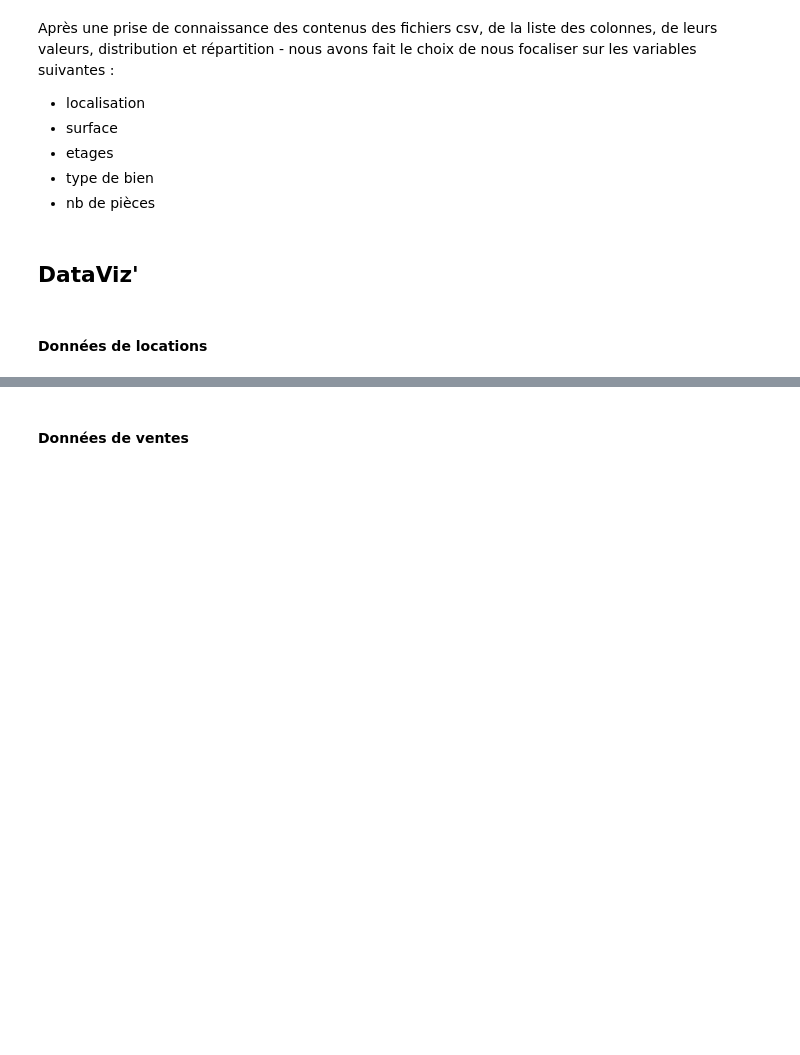
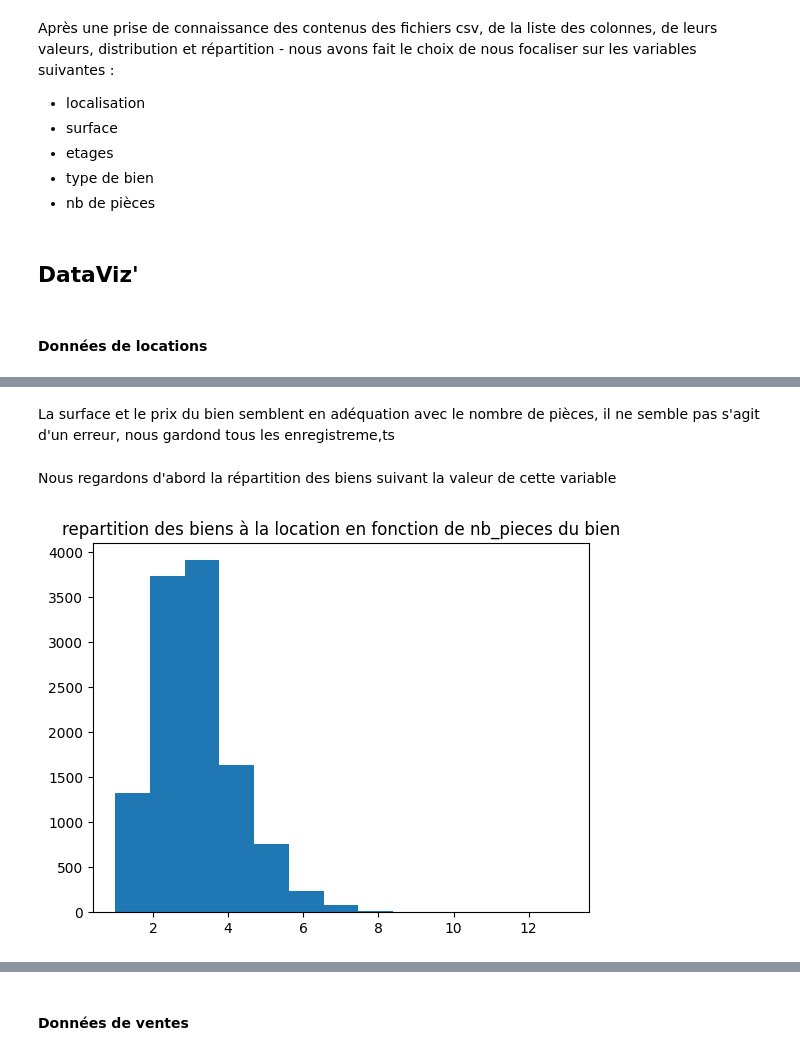
Before and after one commit to Hugues360/Projet_DS2025, a Jupyter notebook: Etape_1_Exploration_DataViz.ipynb, the cells around one changed output, grey strips where cells are left out. Cells and saved outputs as stored; diff of their text form; code cells hidden in the pictures; blank space fills up the shorter version.

```diff
--- a/Etape_1_Exploration_DataViz.ipynb
+++ b/Etape_1_Exploration_DataViz.ipynb
@@ -215,0 +298,2 @@ Après une prise de connaissance des contenus des fichiers csv, de la liste des
+# %%
+df, feature = df_locations, "nb_pieces"
@@ -215,0 +326,9 @@ Après une prise de connaissance des contenus des fichiers csv, de la liste des
+# %% [markdown]
+La surface et le prix du bien semblent en adéquation avec le nombre de pièces, il ne semble pas s'agit d'un erreur, nous gardond tous les enregistreme,ts
+# %% [markdown]
+Nous regardons d'abord la répartition des biens suivant la valeur de cette variable
+# %%
+plt.hist(df[feature], bins =13)
+plt.title (f"repartition des biens à la location en fonction de {feature} du bien");
+# %% [output]
+[figure, added]
```
Also changed, not shown: parts of 35 cells of this notebook.
